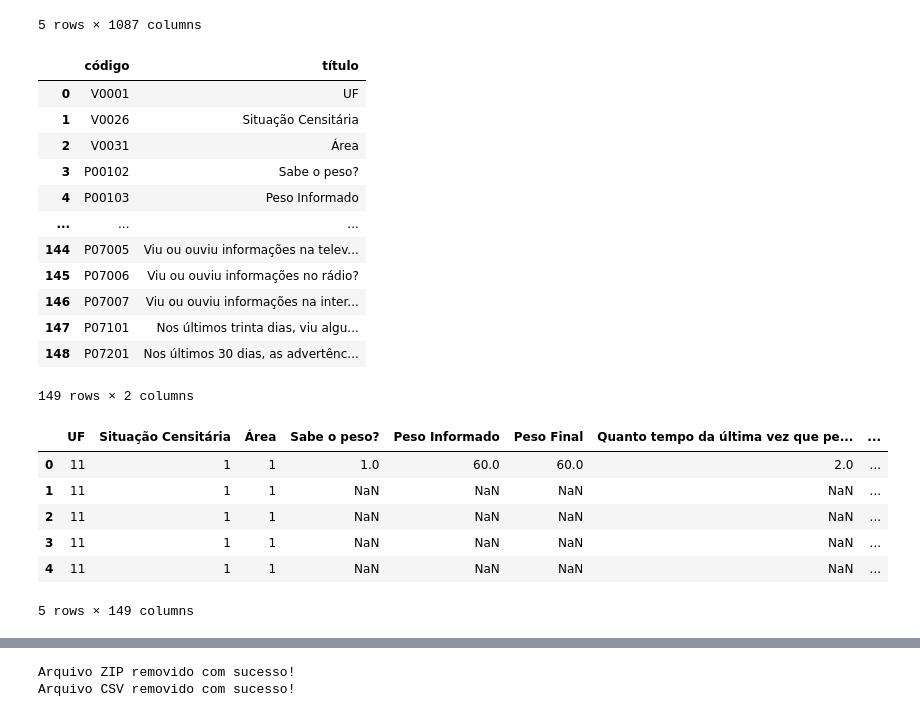
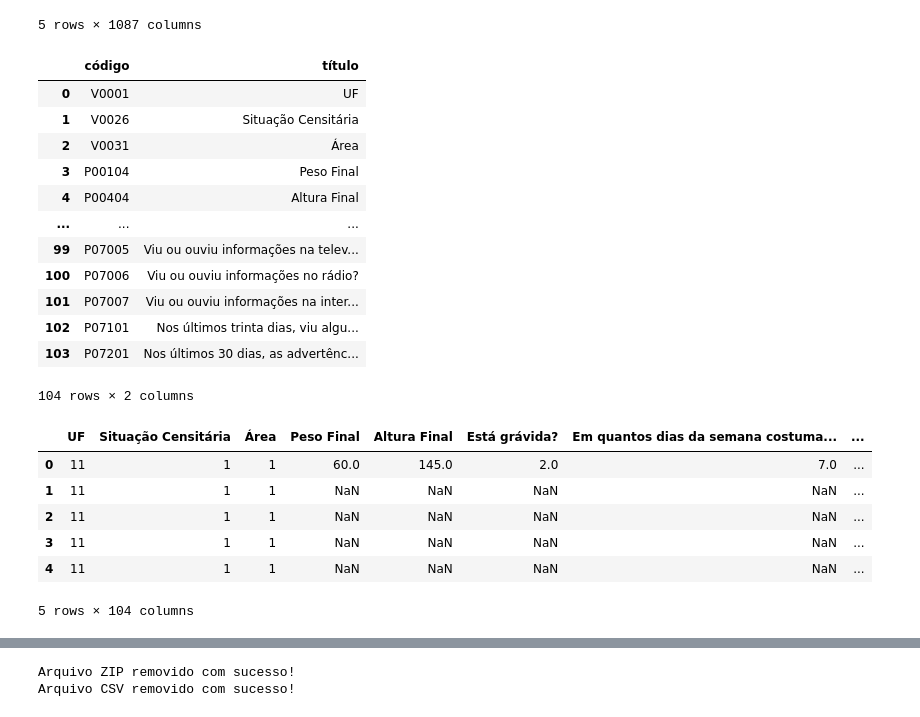
Before and after one commit to maafinotti/TCC-PNS, a Jupyter notebook: dataset_PNS.ipynb, the cells around one changed output, grey strips where cells are left out. Cells and saved outputs as stored; diff of their text form; code cells hidden in the pictures.

Commit message:
alteracoes na coluna de-para

```diff
--- a/dataset_PNS.ipynb
+++ b/dataset_PNS.ipynb
@@ -36,22 +36,22 @@ df.head()
 | 4 | 11 | 1110011 | 110000016 | 1 | 1 | 2019 | 6.0 | 1 | 1 | 9.0 | ... | ... |
 5 rows × 1087 columns
 # %%
-de_para_df = pd.read_excel('Colunas PNS (de-para).xlsx')
+de_para_df = pd.read_excel('Colunas PNS (de-para).xlsx', sheet_name='Planilha_v2')
 de_para_df
 # %% [output]
 |  | código | título |
 | 0 | V0001 | UF |
 | 1 | V0026 | Situação Censitária |
 | 2 | V0031 | Área |
-| 3 | P00102 | Sabe o peso? |
-| 4 | P00103 | Peso Informado |
+| 3 | P00104 | Peso Final |
+| 4 | P00404 | Altura Final |
 | ... | ... | ... |
-| 144 | P07005 | Viu ou ouviu informações na telev... |
-| 145 | P07006 | Viu ou ouviu informações no rádio? |
-| 146 | P07007 | Viu ou ouviu informações na inter... |
-| 147 | P07101 | Nos últimos trinta dias, viu algu... |
-| 148 | P07201 | Nos últimos 30 dias, as advertênc... |
+| 99 | P07005 | Viu ou ouviu informações na telev... |
+| 100 | P07006 | Viu ou ouviu informações no rádio? |
+| 101 | P07007 | Viu ou ouviu informações na inter... |
+| 102 | P07101 | Nos últimos trinta dias, viu algu... |
+| 103 | P07201 | Nos últimos 30 dias, as advertênc... |
-149 rows × 2 columns
+104 rows × 2 columns
 # %%
 codigo_de_para = de_para_df['código'].tolist()  # Lista de colunas a manter
 df_filtrado = df[codigo_de_para]
@@ -64,13 +64,13 @@ df_renomeado = df_filtrado.rename(columns=mapeamento)
 # %%
 df_renomeado.head()
 # %% [output]
-|  | UF | Situação Censitária | Área | Sabe o peso? | Peso Informado | Peso Final | Quanto tempo da última vez que pe... | ... |
-| 0 | 11 | 1 | 1 | 1.0 | 60.0 | 60.0 | 2.0 | ... |
+|  | UF | Situação Censitária | Área | Peso Final | Altura Final | Está grávida? | Em quantos dias da semana costuma... | ... |
+| 0 | 11 | 1 | 1 | 60.0 | 145.0 | 2.0 | 7.0 | ... |
 | 1 | 11 | 1 | 1 | NaN | NaN | NaN | NaN | ... |
 | 2 | 11 | 1 | 1 | NaN | NaN | NaN | NaN | ... |
 | 3 | 11 | 1 | 1 | NaN | NaN | NaN | NaN | ... |
 | 4 | 11 | 1 | 1 | NaN | NaN | NaN | NaN | ... |
-5 rows × 149 columns
+5 rows × 104 columns
 # %%
 #verificando as linhas que têm todos os valores nulos, sem contas as 3 primeiras
 valores_nulos = df_renomeado.iloc[:, 3:].isnull().all(axis=1)
```
Also changed, not shown: parts of 3 cells of this notebook, 3 other files.
